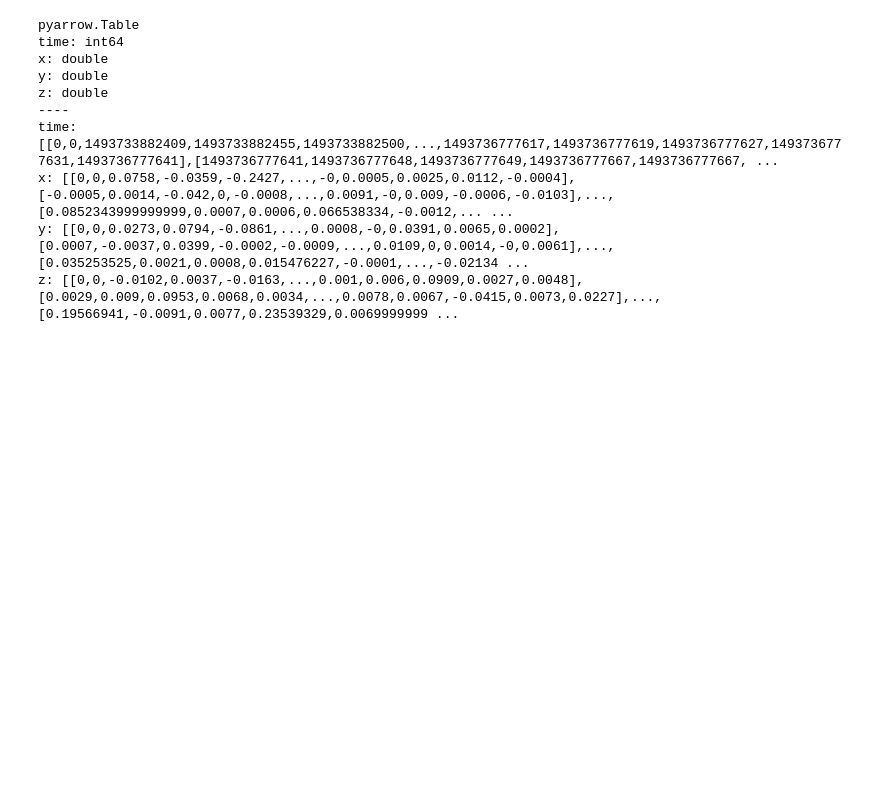
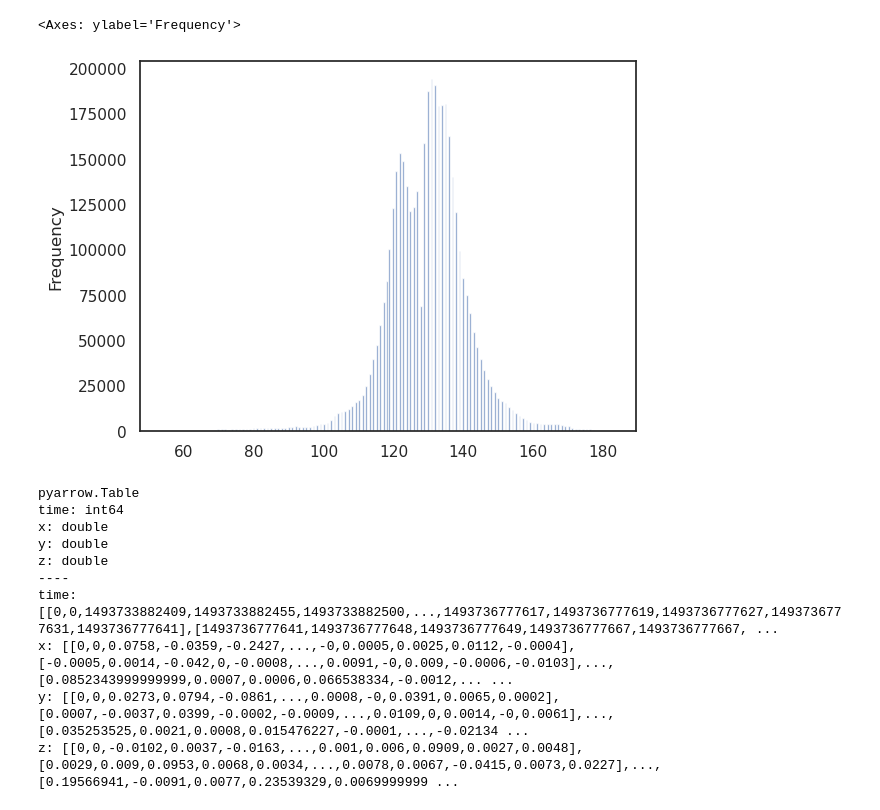
Before and after one commit to asu-cactus/DeepMapping-TS, a Jupyter notebook: notebooks/analyze.ipynb, the cells around one changed output. Saved outputs shown, nothing was run; the diff lists cells and outputs as text; code cells hidden in the pictures; blank space fills up the shorter version.

```diff
--- a/notebooks/analyze.ipynb
+++ b/notebooks/analyze.ipynb
@@ -81,3 +87,12 @@ plt.show()
+# %%
+quantized_codes = torch.load(f"../outputs/ethylene_CO_partition_exp/quantized_aux/0/2.pt")
+# %%
+code_series = pd.Series(quantized_codes.numpy())
+# %%
+code_series.plot.hist(bins=256, alpha=0.8)
+# %% [output]
+<Axes: ylabel='Frequency'>
+[figure, added]
 # %%
 table, rel_ebs = load_data("heavy_drinking")
 # %%
```
Also changed, not shown: parts of 6 cells of this notebook, 4 other files.
